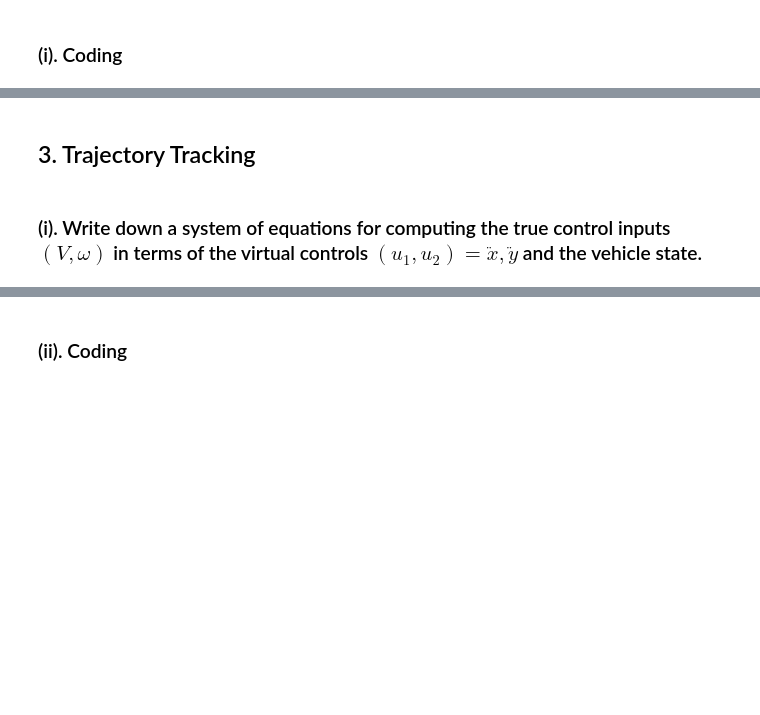
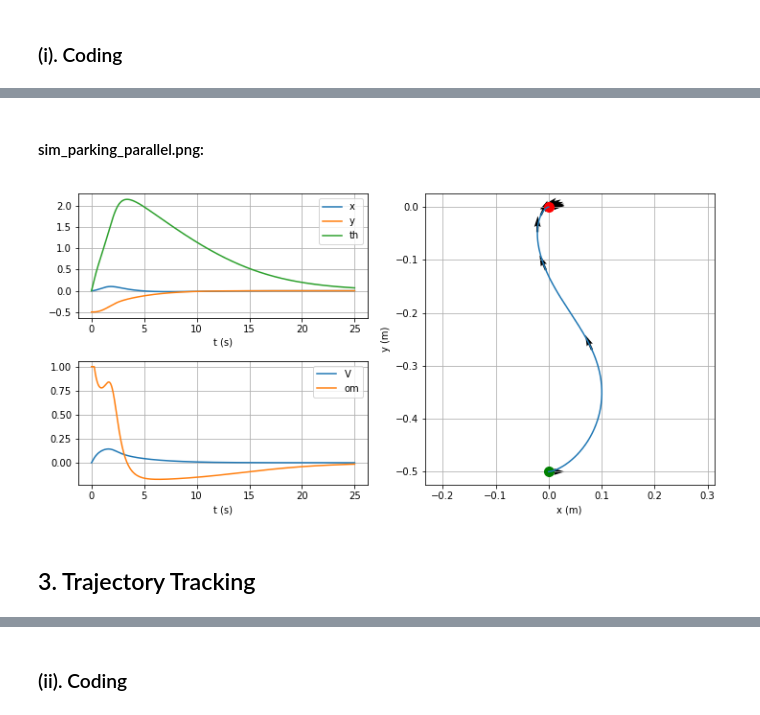
Before and after one commit to haroldmei/AA274A, a Jupyter notebook: aa274a_hw1.ipynb, the cells around one changed output, grey strips where cells are left out. Drawn from its saved outputs; the diff is of its cells as text; code cells hidden in the pictures; blank space fills up the shorter version.

```diff
--- a/aa274a_hw1.ipynb
+++ b/aa274a_hw1.ipynb
@@ -75,4 +120,8 @@ When we set V=0, the system is no longer differential flat.
+# %% [markdown]
+#### sim_parking_parallel.png:
+# %%
+Image(filename='HW1/plots/sim_parking_parallel.png')
+# %% [output]
+[figure, added]
 # %% [markdown]
 ## 3. Trajectory Tracking
-# %% [markdown]
-### (i). Write down a system of equations for computing the true control inputs $(V,\omega)$ in terms of the virtual controls $(u_1,u_2) = \ddot x, \ddot y$ and the vehicle state.
```
Also changed, not shown: parts of 34 cells of this notebook, 9 other files.
